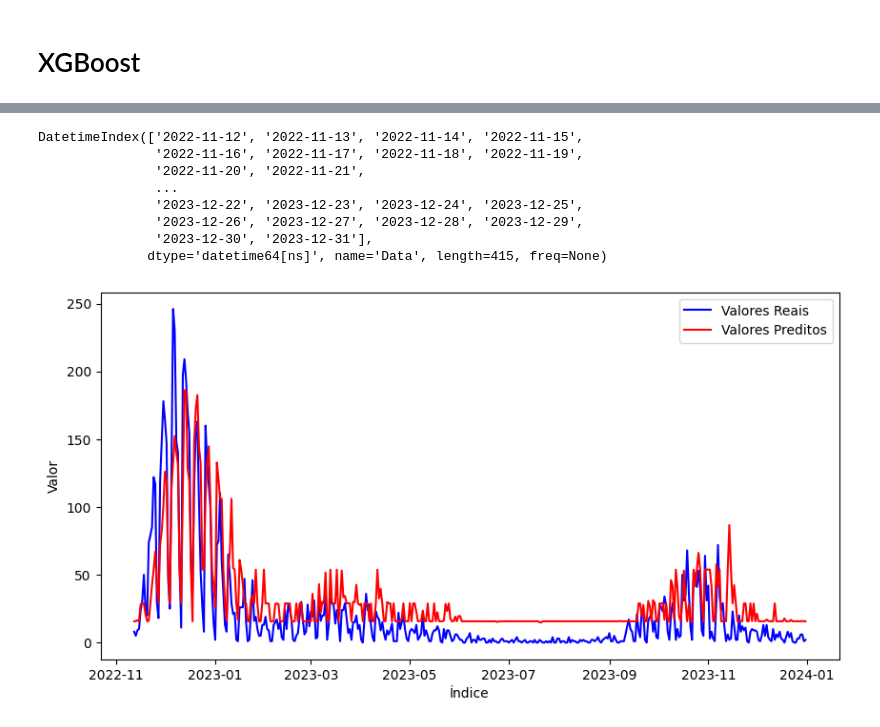
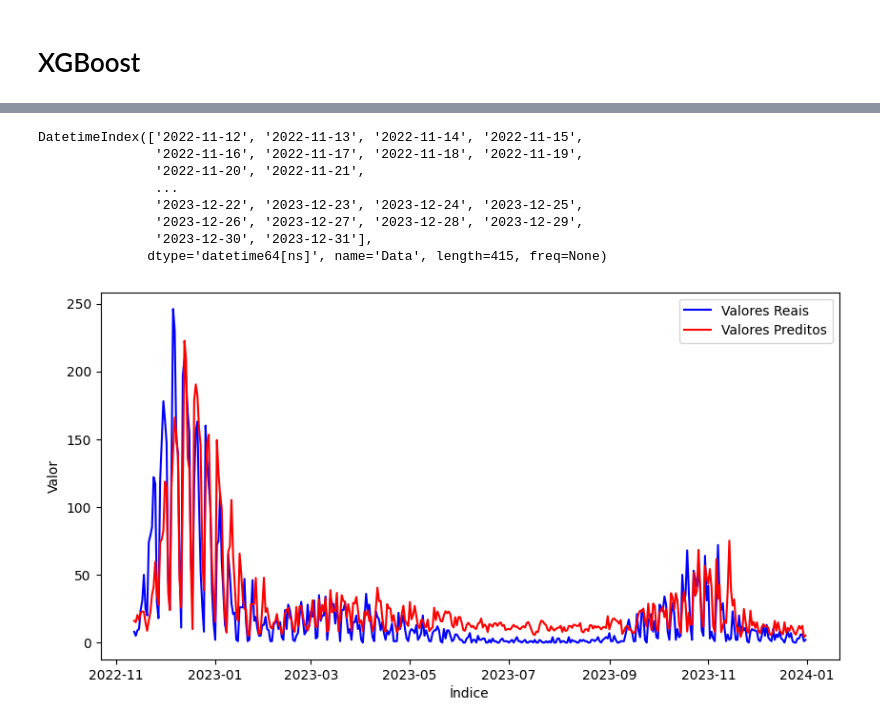
Before and after one commit to brunomaion/5-Modelos, a Jupyter notebook: xgboost.ipynb, the cells around one changed output, grey strips where cells are left out. Cells and saved outputs as stored; diff of their text form; code cells hidden in the pictures.

```diff
--- a/xgboost.ipynb
+++ b/xgboost.ipynb
@@ -146,25 +205,25 @@ ImportError: sklearn needs to be installed in order to use this module
 # %%
-len(opiniao_mlp)
+len(opiniao_XG)
 
 print(x_teste.index)
 
-serie_MLP = pd.Series(opiniao_mlp, index=x_teste.index)
+serie_MLP = pd.Series(opiniao_XG, index=x_teste.index)
 
 
 plt.figure(figsize=(10, 5))
 plt.plot(y_teste, label='Valores Reais', color='blue')
 plt.plot(serie_MLP, label='Valores Preditos', color='red')
 plt.xlabel('Índice')
 plt.ylabel('Valor')
 plt.legend()
 plt.show()
 # %% [output]
 DatetimeIndex(['2022-11-12', '2022-11-13', '2022-11-14', '2022-11-15',
                '2022-11-16', '2022-11-17', '2022-11-18', '2022-11-19',
                '2022-11-20', '2022-11-21',
                ...
                '2023-12-22', '2023-12-23', '2023-12-24', '2023-12-25',
                '2023-12-26', '2023-12-27', '2023-12-28', '2023-12-29',
                '2023-12-30', '2023-12-31'],
               dtype='datetime64[ns]', name='Data', length=415, freq=None)
-[figure, old version]
+[figure, new version]
```
Also changed, not shown: parts of 2 cells of this notebook, 3 other files.
